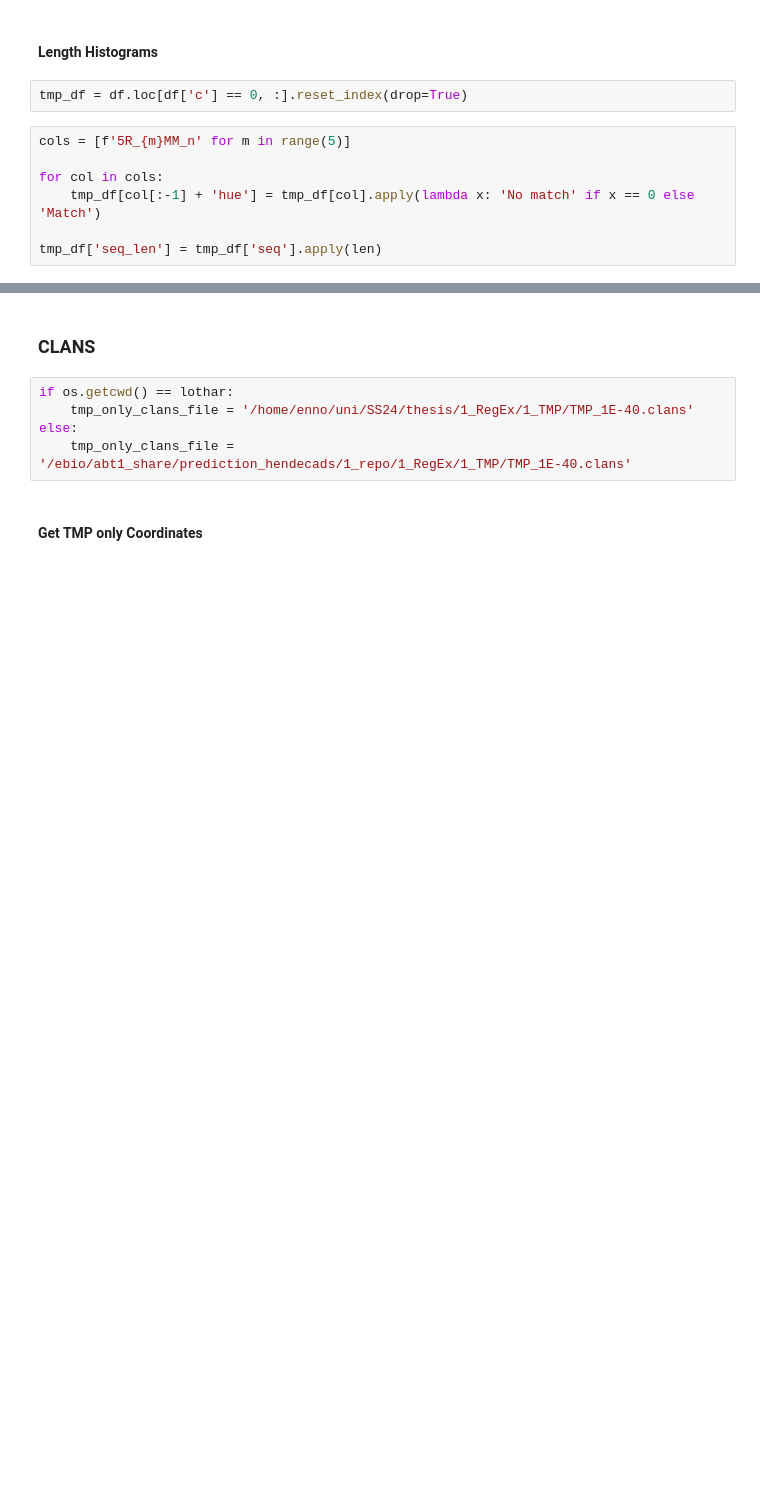
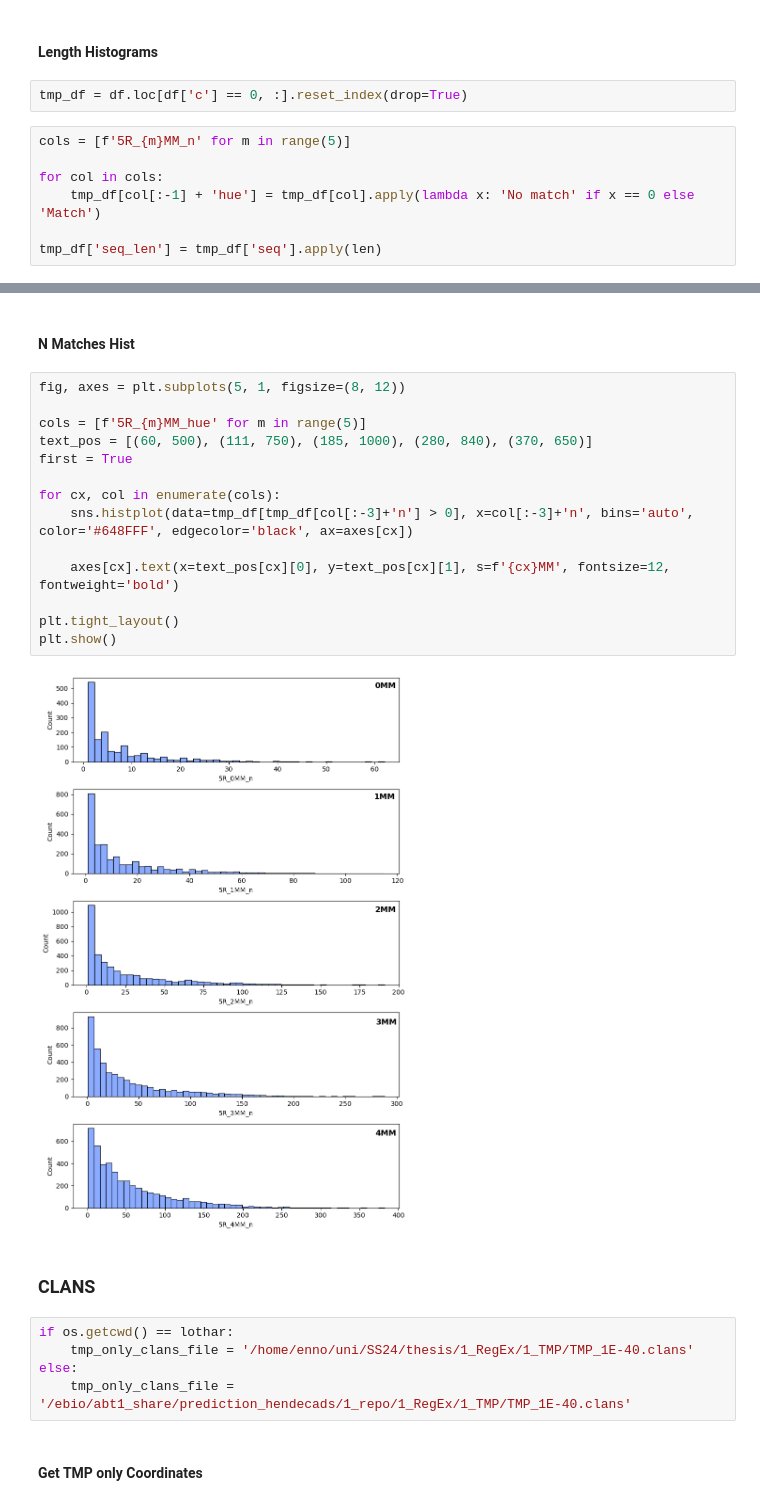
Before and after one commit to donEnno/hendecads, a Jupyter notebook: 1_RegEx/1_TMP/tmp_cd_clans.ipynb, the cells around one changed output, grey strips where cells are left out. Saved outputs shown, nothing was run; the diff lists cells and outputs as text; blank space fills up the shorter version.

```diff
--- a/1_RegEx/1_TMP/tmp_cd_clans.ipynb
+++ b/1_RegEx/1_TMP/tmp_cd_clans.ipynb
@@ -399,3 +411,21 @@ No artists with labels found to put in legend.  Note that artists whose label st
+# %% [markdown]
+#### N Matches Hist
+# %%
+fig, axes = plt.subplots(5, 1, figsize=(8, 12))
+
+cols = [f'5R_{m}MM_hue' for m in range(5)]
+text_pos = [(60, 500), (111, 750), (185, 1000), (280, 840), (370, 650)]
+first = True
+
+for cx, col in enumerate(cols):
+    sns.histplot(data=tmp_df[tmp_df[col[:-3]+'n'] > 0], x=col[:-3]+'n', bins='auto', color='#648FFF', edgecolor='black', ax=axes[cx])
+
+    axes[cx].text(x=text_pos[cx][0], y=text_pos[cx][1], s=f'{cx}MM', fontsize=12, fontweight='bold')
+
+plt.tight_layout()
+plt.show()
+# %% [output]
+[figure, added]
 # %% [markdown]
 ### CLANS
 # %%
```
Also changed, not shown: parts of 2 cells of this notebook, 3 other files.
